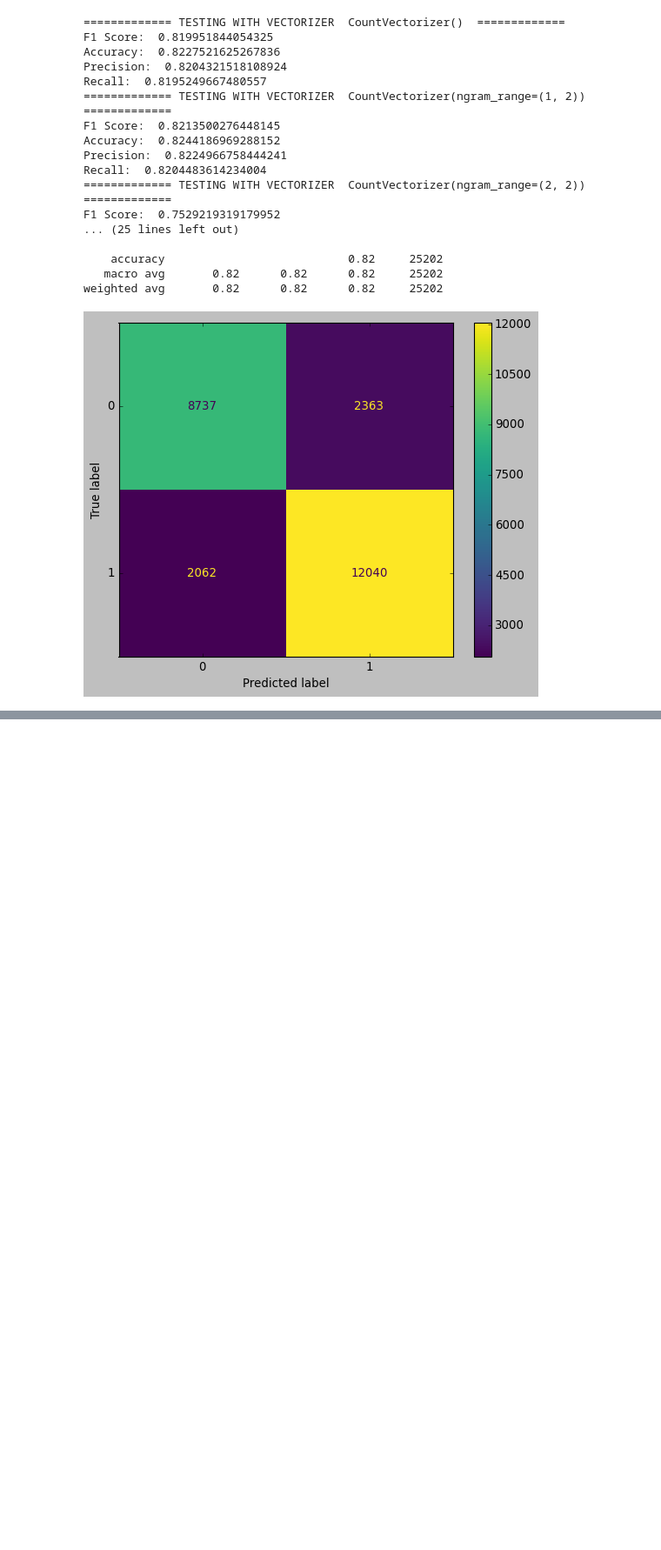
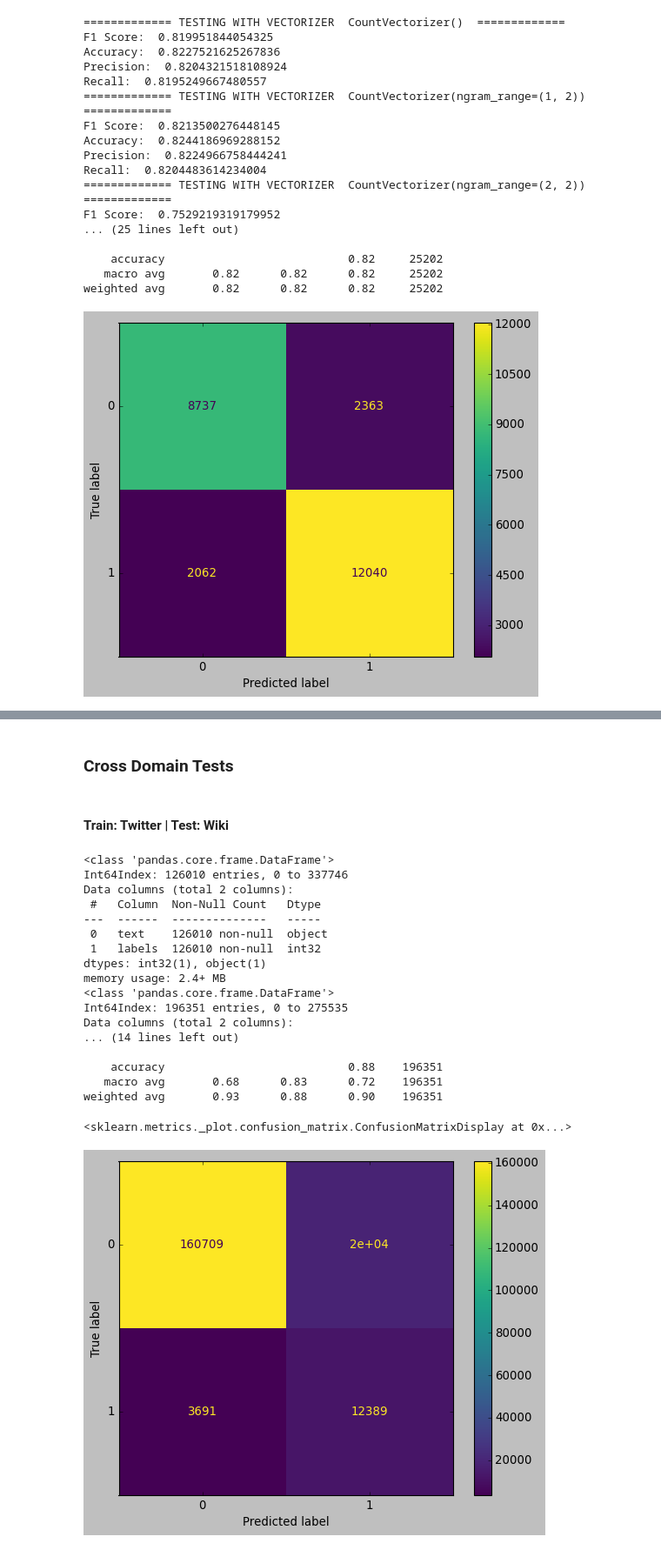
Before and after one commit to sayaranika/Abusive-Language-Detection-Using-Naive-Bayes, a Jupyter notebook: Abusive Language Detection.ipynb, the cells around one changed output, grey strips where cells are left out. Shown: that part at 87% size. Saved outputs shown, nothing was run; the diff lists cells and outputs as text; code cells hidden in the pictures; blank space fills up the shorter version.

```diff
--- a/Abusive Language Detection.ipynb
+++ b/Abusive Language Detection.ipynb
@@ -349,0 +401,58 @@ weighted avg       0.82      0.82      0.82     25202
+# %% [markdown]
+### Cross Domain Tests
+# %% [markdown]
+#### Train: Twitter | Test: Wiki
+# %%
+twitter_dataset = pd.read_csv("Twitter.csv")
+twitter_dataset = basic_data_cleaning(twitter_dataset)
+twitter_dataset.text = twitter_dataset['text'].apply(data_processing, datasetType = DatasetType.TWITTER)
+
+wiki_dataset = pd.read_csv("wiki.csv")
+wiki_dataset = basic_data_cleaning(wiki_dataset)
+wiki_dataset.text = wiki_dataset['text'].apply(data_processing, datasetType = DatasetType.TWITTER)
+
+cv = CountVectorizer(analyzer='word', ngram_range=(1, 2))
+X_train = cv.fit_transform(twitter_dataset['text'])
+Y_train = twitter_dataset['labels']
+X_test = cv.transform(wiki_dataset['text'])
+Y_test = wiki_dataset['labels']
+
+model = MultinomialNB(alpha=0.8)
+model.fit(X_train, Y_train)
+y_predict = model.predict(X_test)
+
+f1 = f1_score(Y_test, y_predict, average='macro')
+accuracy = accuracy_score(Y_test, y_predict)
+precision = precision_score(Y_test, y_predict, average='macro')
+recall = recall_score(Y_test, y_predict, average='macro')
+
+print("F1 Score: ", f1)
+print("Accuracy: ", accuracy)
+print("Precision: ", precision)
+print("Recall: ", recall)
+
+print(classification_report(Y_test, y_predict))
+style.use('classic')
+cm = confusion_matrix(Y_test, y_predict, labels=model.classes_)
+disp = ConfusionMatrixDisplay(confusion_matrix=cm, display_labels=model.classes_)
+disp.plot()
+# %% [output]
+<class 'pandas.core.frame.DataFrame'>
+Int64Index: 126010 entries, 0 to 337746
+Data columns (total 2 columns):
+ #   Column  Non-Null Count   Dtype
+---  ------  --------------   -----
+ 0   text    126010 non-null  object
+ 1   labels  126010 non-null  int32
+dtypes: int32(1), object(1)
+memory usage: 2.4+ MB
+<class 'pandas.core.frame.DataFrame'>
+Int64Index: 196351 entries, 0 to 275535
+Data columns (total 2 columns):
+... (14 lines left out)
+
+    accuracy                           0.88    196351
+   macro avg       0.68      0.83      0.72    196351
+weighted avg       0.93      0.88      0.90    196351
+<sklearn.metrics._plot.confusion_matrix.ConfusionMatrixDisplay at 0x...>
+[figure, added]
```
Also changed, not shown: parts of 3 cells of this notebook.
